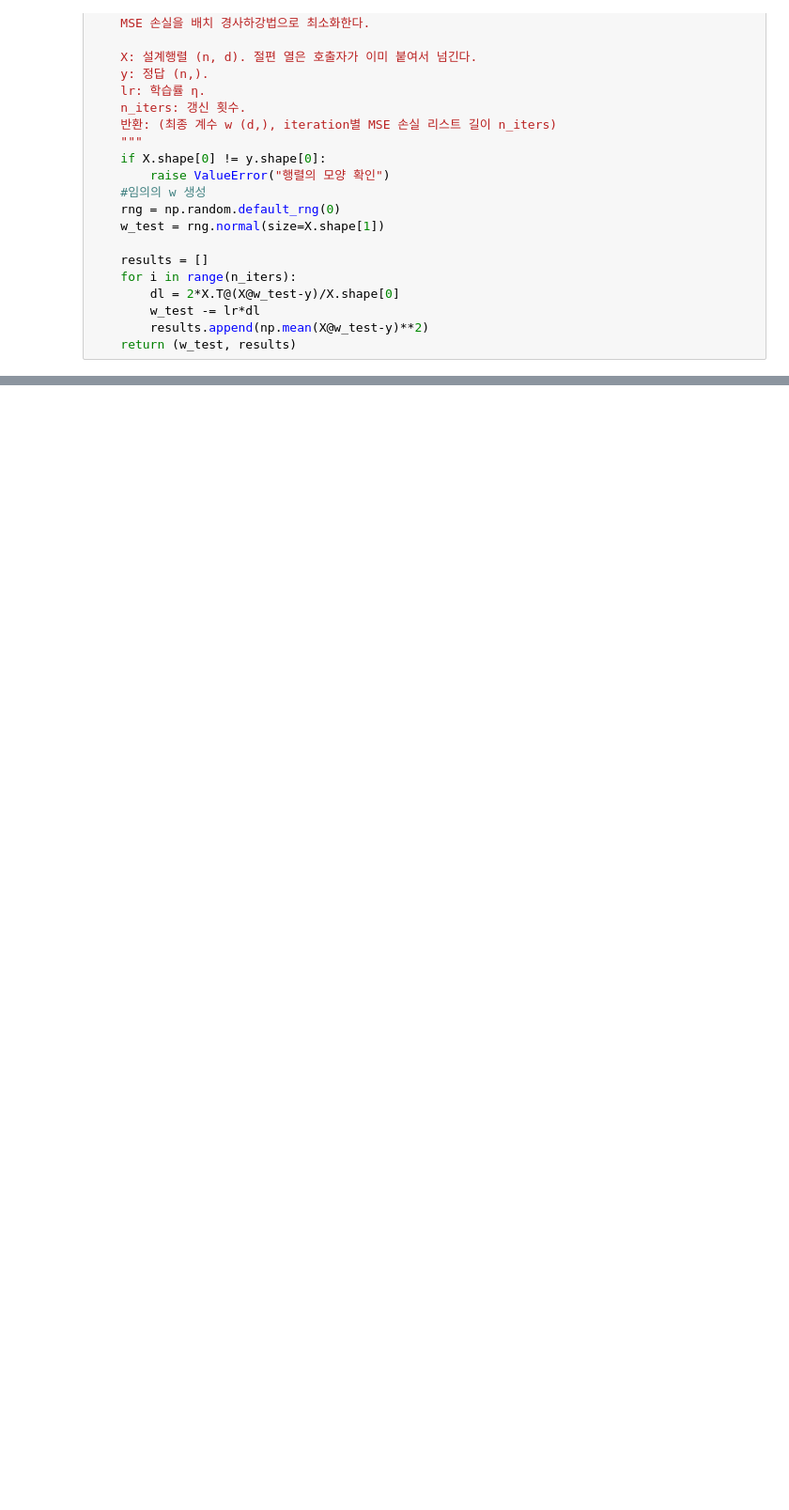
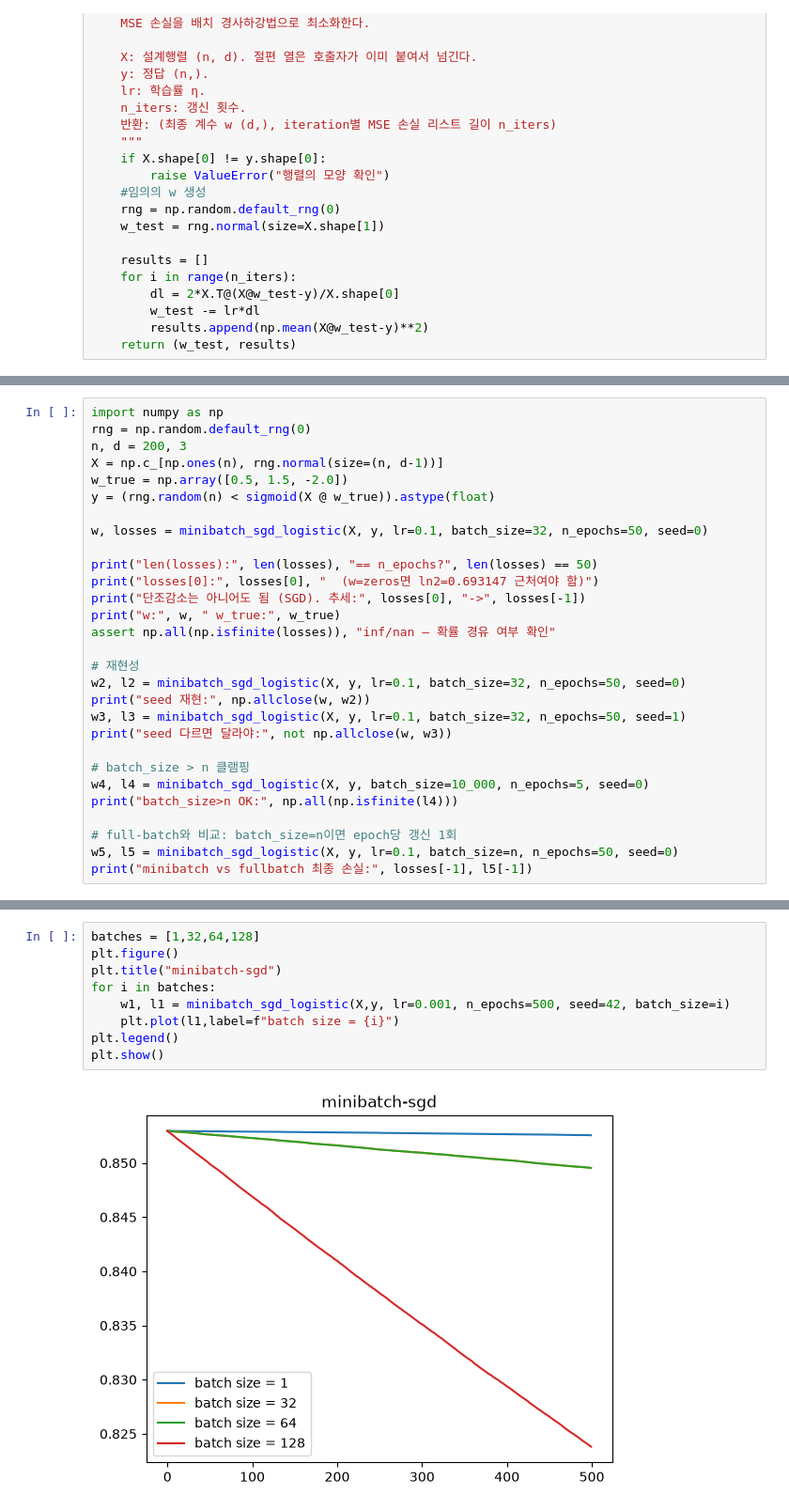
Before and after one commit to kulkulhaha/ai-engineer-journey, a Jupyter notebook: week07/gradient_descent.ipynb, the cells around one changed output, grey strips where cells are left out. Shown at 94% size. Saved outputs shown, nothing was run; the diff lists cells and outputs as text; blank space fills up the shorter version.

Commit message:
W7 Day3: logistic regression via minibatch SGD

```diff
--- a/week07/gradient_descent.ipynb
+++ b/week07/gradient_descent.ipynb
@@ -128,0 +197,29 @@ reg_05 = batch_gradient_descent(data[0],data[1],lr=0.5)
+# %%
+import numpy as np
+rng = np.random.default_rng(0)
+n, d = 200, 3
+X = np.c_[np.ones(n), rng.normal(size=(n, d-1))]
+w_true = np.array([0.5, 1.5, -2.0])
+y = (rng.random(n) < sigmoid(X @ w_true)).astype(float)
+
+w, losses = minibatch_sgd_logistic(X, y, lr=0.1, batch_size=32, n_epochs=50, seed=0)
+
+print("len(losses):", len(losses), "== n_epochs?", len(losses) == 50)
+print("losses[0]:", losses[0], "  (w=zeros면 ln2=0.693147 근처여야 함)")
+print("단조감소는 아니어도 됨 (SGD). 추세:", losses[0], "->", losses[-1])
+print("w:", w, " w_true:", w_true)
+assert np.all(np.isfinite(losses)), "inf/nan — 확률 경유 여부 확인"
+
+# 재현성
+w2, l2 = minibatch_sgd_logistic(X, y, lr=0.1, batch_size=32, n_epochs=50, seed=0)
+print("seed 재현:", np.allclose(w, w2))
+w3, l3 = minibatch_sgd_logistic(X, y, lr=0.1, batch_size=32, n_epochs=50, seed=1)
+print("seed 다르면 달라야:", not np.allclose(w, w3))
+
+# batch_size > n 클램핑
+w4, l4 = minibatch_sgd_logistic(X, y, batch_size=10_000, n_epochs=5, seed=0)
+print("batch_size>n OK:", np.all(np.isfinite(l4)))
+
+# full-batch와 비교: batch_size=n이면 epoch당 갱신 1회
+w5, l5 = minibatch_sgd_logistic(X, y, lr=0.1, batch_size=n, n_epochs=50, seed=0)
+print("minibatch vs fullbatch 최종 손실:", losses[-1], l5[-1])
@@ -128,0 +235,11 @@ reg_05 = batch_gradient_descent(data[0],data[1],lr=0.5)
+# %%
+batches = [1,32,64,128]
+plt.figure()
+plt.title("minibatch-sgd")
+for i in batches:
+    w1, l1 = minibatch_sgd_logistic(X,y, lr=0.001, n_epochs=500, seed=42, batch_size=i)
+    plt.plot(l1,label=f"batch size = {i}")
+plt.legend()
+plt.show()
+# %% [output]
+[figure, added]
```
Also changed, not shown: parts of 6 cells of this notebook.
